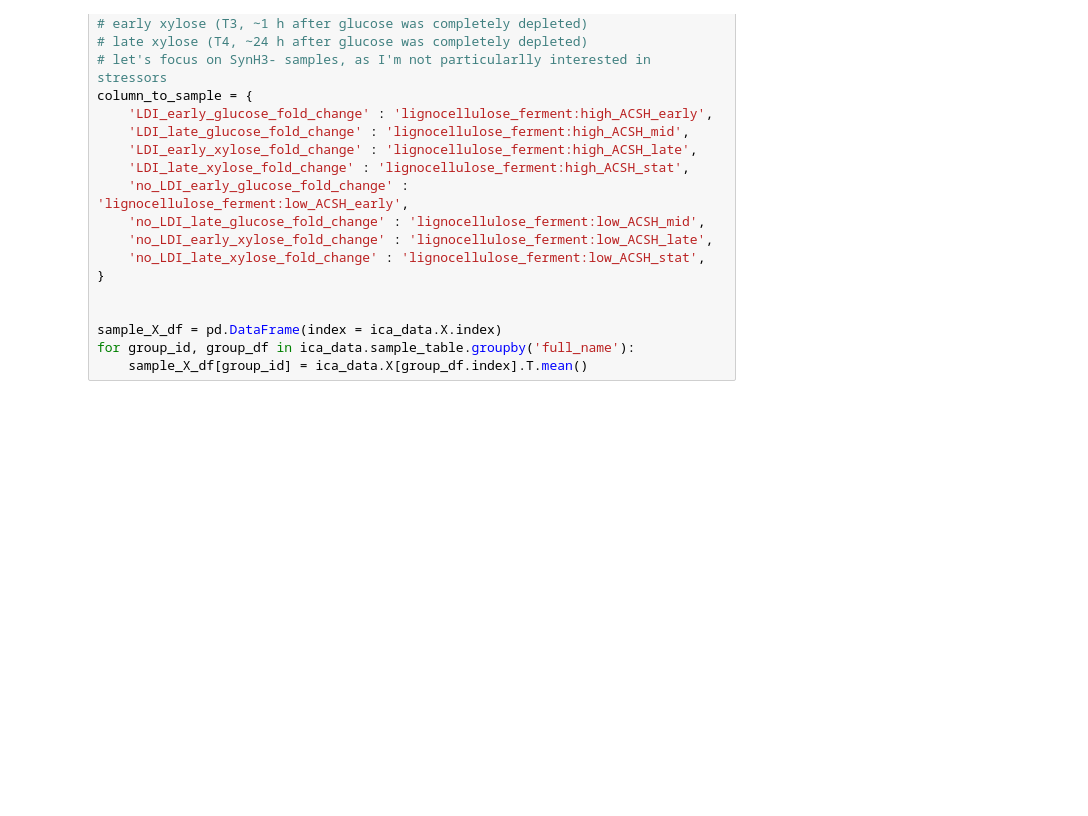
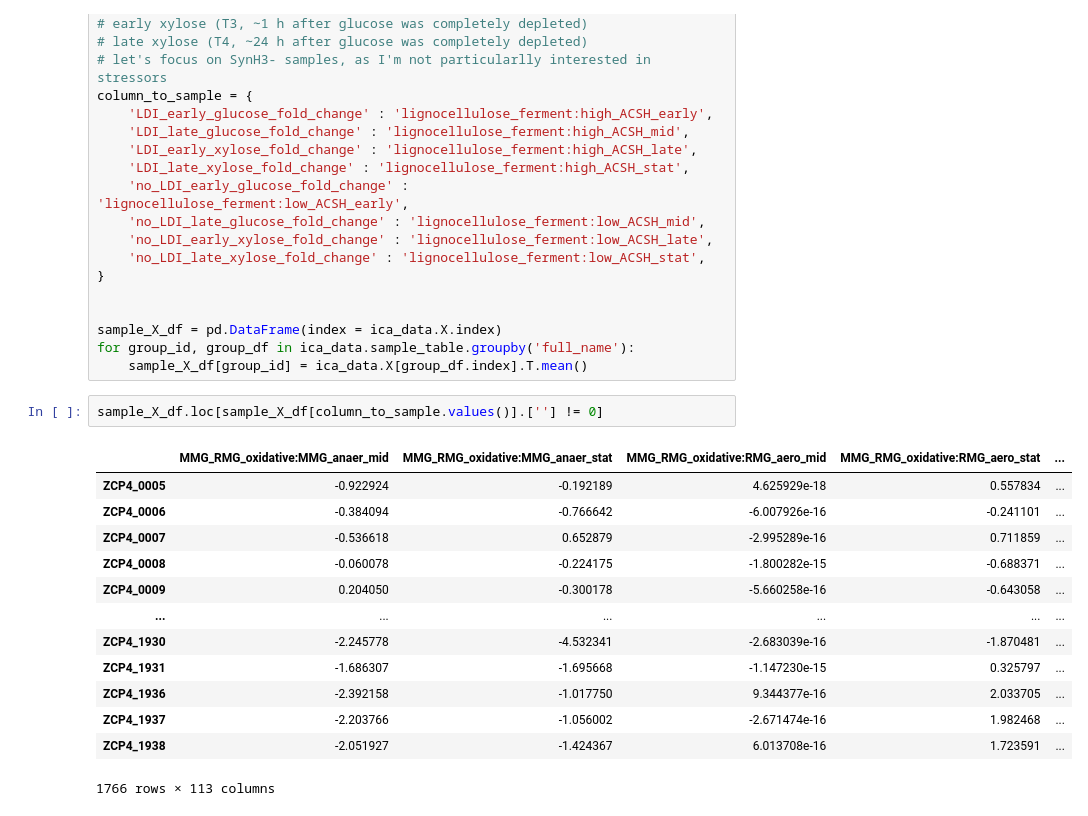
Before and after one commit to cristalzucsd/iModulonMiner, a Jupyter notebook: 5_characterize_iModulons/8_xylose_story.ipynb, the cells around one changed output. Cells and saved outputs as stored; diff of their text form; blank space fills up the shorter version.

```diff
--- a/5_characterize_iModulons/8_xylose_story.ipynb
+++ b/5_characterize_iModulons/8_xylose_story.ipynb
@@ -30,3 +30,19 @@ column_to_sample = {
 sample_X_df = pd.DataFrame(index = ica_data.X.index)
 for group_id, group_df in ica_data.sample_table.groupby('full_name'):
     sample_X_df[group_id] = ica_data.X[group_df.index].T.mean()
+# %%
+sample_X_df.loc[sample_X_df[column_to_sample.values()].[''] != 0]
+# %% [output]
+|  | MMG_RMG_oxidative:MMG_anaer_mid | MMG_RMG_oxidative:MMG_anaer_stat | MMG_RMG_oxidative:RMG_aero_mid | MMG_RMG_oxidative:RMG_aero_stat | ... |
+| ZCP4_0005 | -0.922924 | -0.192189 | 4.625929e-18 | 0.557834 | ... |
+| ZCP4_0006 | -0.384094 | -0.766642 | -6.007926e-16 | -0.241101 | ... |
+| ZCP4_0007 | -0.536618 | 0.652879 | -2.995289e-16 | 0.711859 | ... |
+| ZCP4_0008 | -0.060078 | -0.224175 | -1.800282e-15 | -0.688371 | ... |
+| ZCP4_0009 | 0.204050 | -0.300178 | -5.660258e-16 | -0.643058 | ... |
+| ... | ... | ... | ... | ... | ... |
+| ZCP4_1930 | -2.245778 | -4.532341 | -2.683039e-16 | -1.870481 | ... |
+| ZCP4_1931 | -1.686307 | -1.695668 | -1.147230e-15 | 0.325797 | ... |
+| ZCP4_1936 | -2.392158 | -1.017750 | 9.344377e-16 | 2.033705 | ... |
+| ZCP4_1937 | -2.203766 | -1.056002 | -2.671474e-16 | 1.982468 | ... |
+| ZCP4_1938 | -2.051927 | -1.424367 | 6.013708e-16 | 1.723591 | ... |
+1766 rows × 113 columns
```
Also changed, not shown: parts of 7 cells of this notebook, 38 other files.
